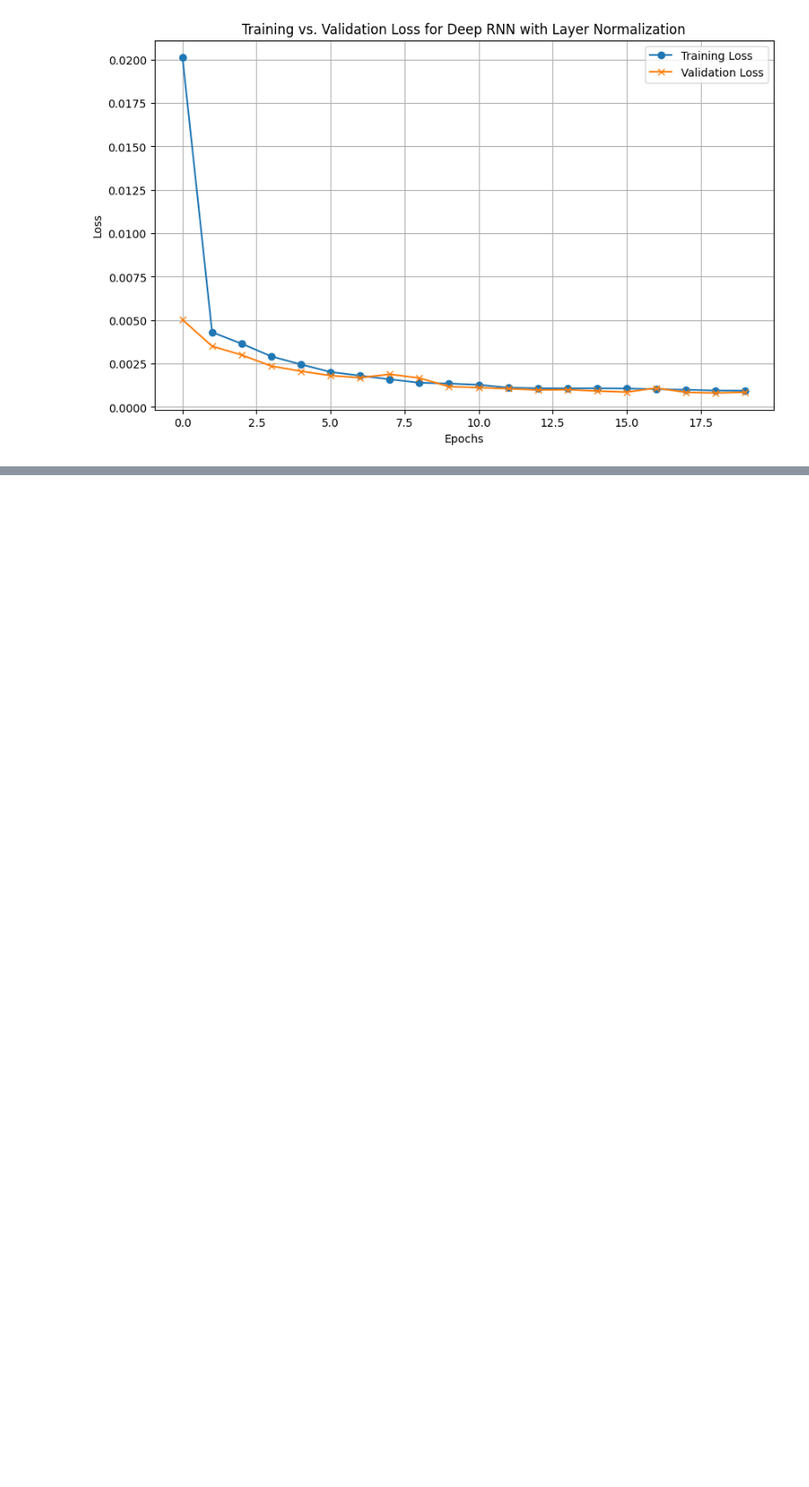
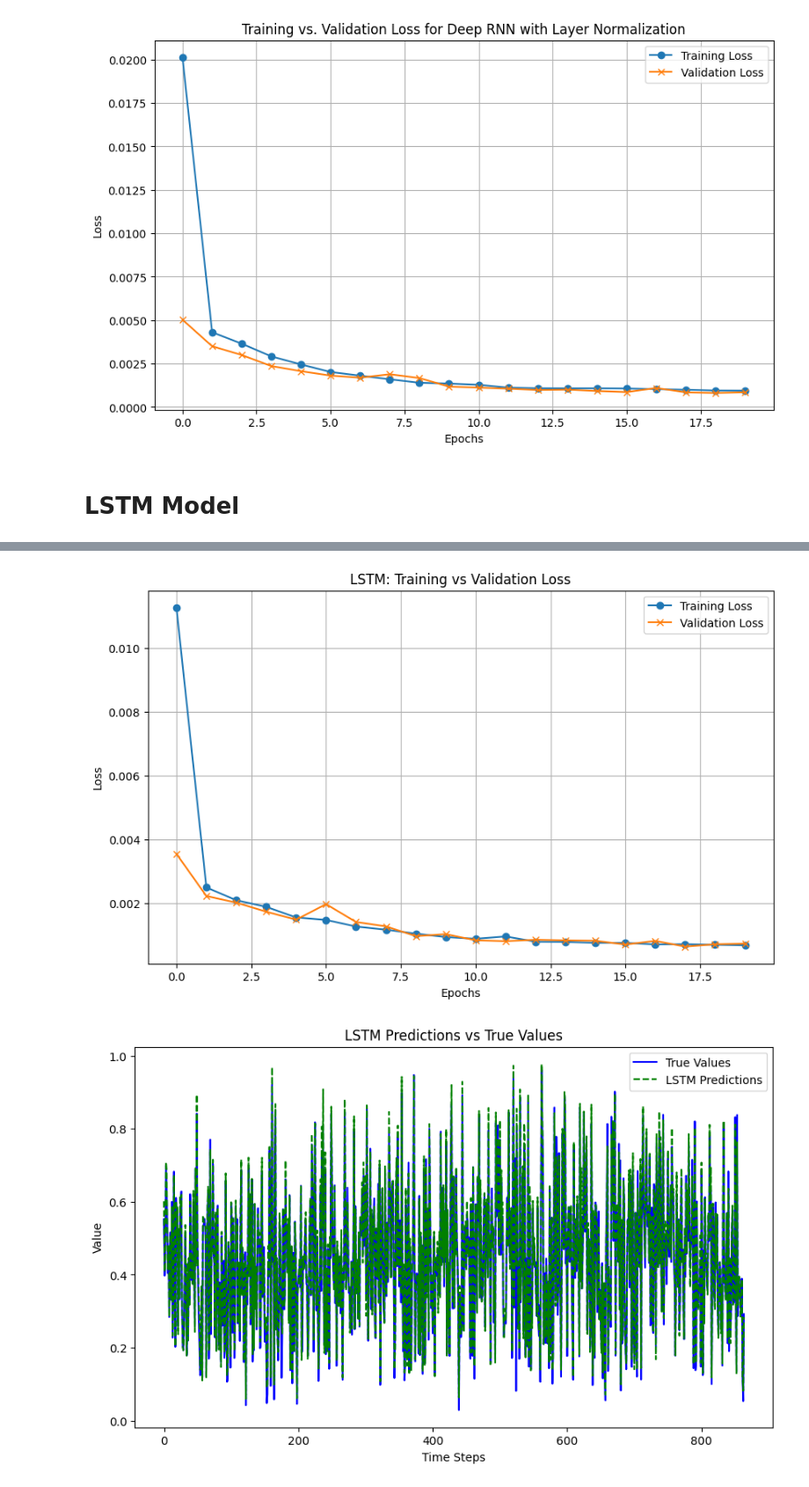
Before and after one commit to Osman-Dawood/Assinment-2, a Jupyter notebook: Lab5assignment.ipynb, the cells around one changed output, grey strips where cells are left out. Shown at 88% size. Drawn from its saved outputs; the diff is of its cells as text; code cells hidden in the pictures; blank space fills up the shorter version.

```diff
--- a/Lab5assignment.ipynb
+++ b/Lab5assignment.ipynb
@@ -491,3 +418,68 @@ def plot_training_vs_validation_loss(history):
 plot_training_vs_validation_loss(history)
 # %% [output]
 [figure]
+# %% [markdown]
+# LSTM Model
+# %%
+from tensorflow.keras.models import Sequential
+from tensorflow.keras.layers import LSTM, Dense
+from sklearn.metrics import mean_squared_error, r2_score
+import numpy as np
+import matplotlib.pyplot as plt
+
+# Custom metric for last time step MSE
+def last_time_step_mse(y_true, y_pred):
+    """
+    Custom metric function to calculate MSE for the last time step.
+    """
+    y_true_last = y_true[:, -1]  # Assuming y_true is 2D (samples, timesteps)
+    y_pred_last = y_pred[:, -1]  # Assuming y_pred is 2D (samples, timesteps)
+    return np.mean(np.square(y_true_last - y_pred_last))
+
+# LSTM Model
+model_lstm = Sequential([
+    LSTM(50, return_sequences=True, input_shape=(None, 9)),  # 9 features as input
+    LSTM(50),
+    Dense(1)  # Single label as output
+])
+
+# Compile the LSTM model
+model_lstm.compile(optimizer="adam", loss="mse")
+
+# Train the LSTM model
+history_lstm = model_lstm.fit(X_train, y_train, epochs=20, batch_size=32, validation_data=(X_valid, y_valid))
+
+# Evaluate the LSTM model
+y_pred_lstm = model_lstm.predict(X_test)
+rmse_lstm = np.sqrt(mean_squared_error(y_test, y_pred_lstm))
+r2_lstm = r2_score(y_test, y_pred_lstm)
+
+# Calculate last time step MSE for validation data
+y_valid_pred = model_lstm.predict(X_valid)
+val_last_time_step_mse = last_time_step_mse(y_valid, y_valid_pred)
+
+print(f"LSTM RMSE: {rmse_lstm:.4f}")
+print(f"LSTM R^2: {r2_lstm:.4f}")
+print(f"Validation Last Time Step MSE: {val_last_time_step_mse:.4f}")
+
+# Plot training vs validation loss for LSTM
+plt.figure(figsize=(10, 6))
+plt.plot(history_lstm.history['loss'], label='Training Loss', marker='o')
+plt.plot(history_lstm.history['val_loss'], label='Validation Loss', marker='x')
+plt.title("LSTM: Training vs Validation Loss")
+plt.xlabel("Epochs")
+plt.ylabel("Loss")
+plt.legend()
+plt.grid(True)
+plt.show()
+
+# Plot LSTM predictions vs true values
+plt.figure(figsize=(10, 6))
+plt.plot(y_test, label="True Values", color="blue")
+plt.plot(y_pred_lstm, label="LSTM Predictions", color="green", linestyle="--")
+plt.title("LSTM Predictions vs True Values")
+plt.xlabel("Time Steps")
+plt.ylabel("Value")
+plt.legend()
+plt.show()
+# %% [output]
@@ -493,0 +503,2 @@ plot_training_vs_validation_loss(history)
+[figure, added]
+[figure, added]
```
Also changed, not shown: parts of 16 cells of this notebook.
